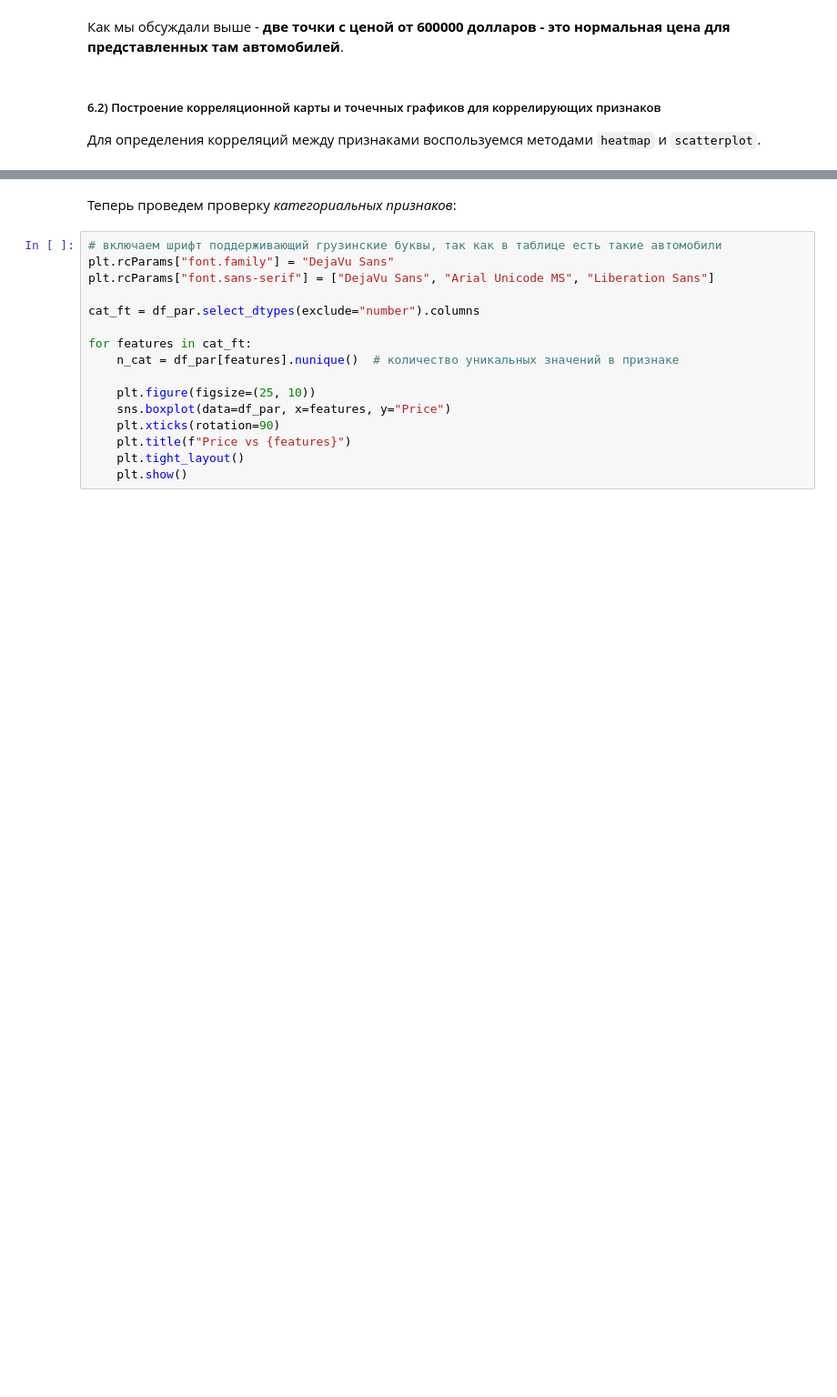
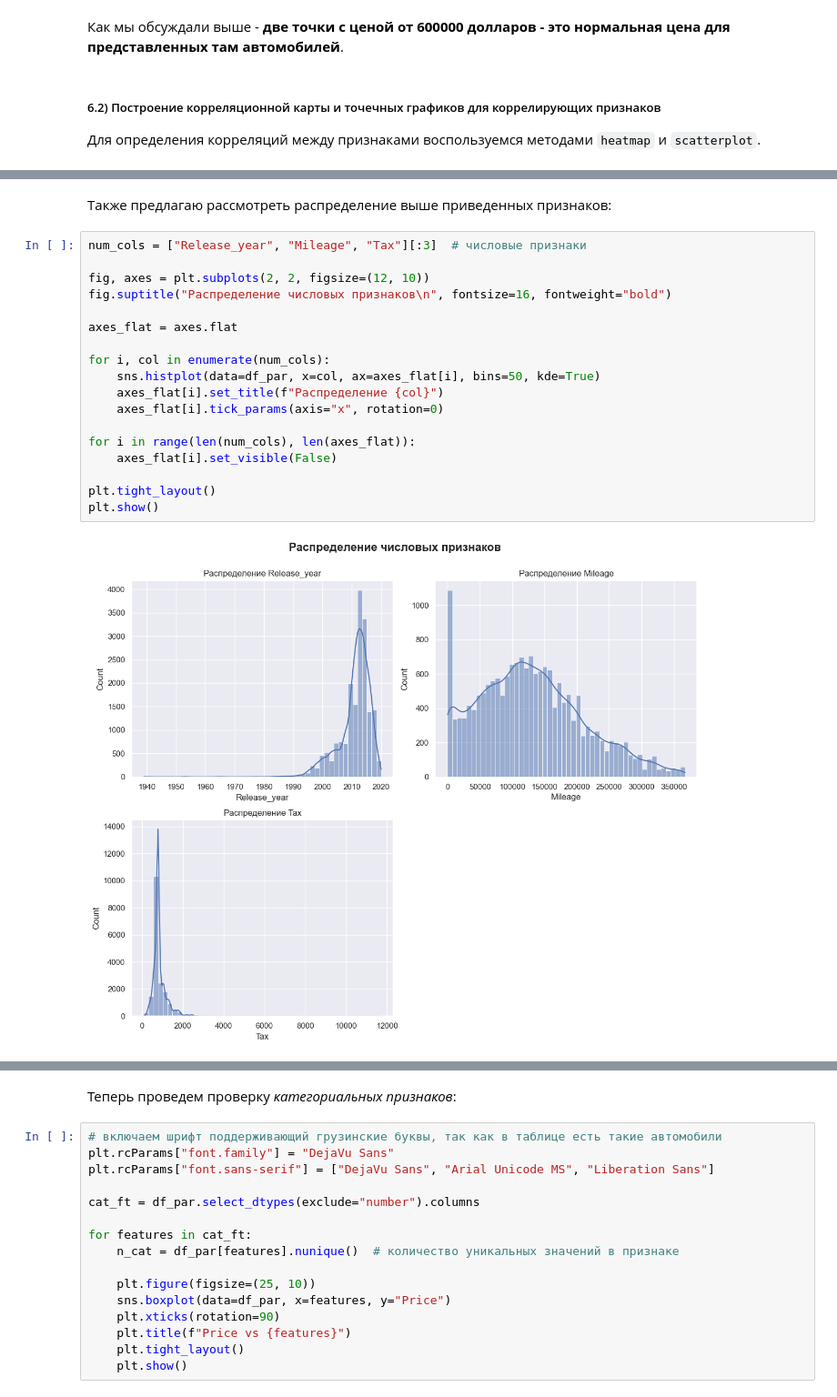
Before and after one commit to D0uble-Zer0/DE_ITMO_Course, a Jupyter notebook: notebooks/EDA.ipynb, the cells around one changed output, grey strips where cells are left out. Shown at 91% size. Drawn from its saved outputs; the diff is of its cells as text; blank space fills up the shorter version.

```diff
--- a/notebooks/EDA.ipynb
+++ b/notebooks/EDA.ipynb
@@ -775,5 +806,27 @@ for features in top_corr_ft:
 [figure]
 [figure]
 [figure]
+# %% [markdown]
+Также предлагаю рассмотреть распределение выше приведенных признаков:
+# %%
+num_cols = ["Release_year", "Mileage", "Tax"][:3]  # числовые признаки
+
+fig, axes = plt.subplots(2, 2, figsize=(12, 10))
+fig.suptitle("Распределение числовых признаков\n", fontsize=16, fontweight="bold")
+
+axes_flat = axes.flat
+
+for i, col in enumerate(num_cols):
+    sns.histplot(data=df_par, x=col, ax=axes_flat[i], bins=50, kde=True)
+    axes_flat[i].set_title(f"Распределение {col}")
+    axes_flat[i].tick_params(axis="x", rotation=0)
+
+for i in range(len(num_cols), len(axes_flat)):
+    axes_flat[i].set_visible(False)
+
+plt.tight_layout()
+plt.show()
+# %% [output]
+[figure, added]
 # %% [markdown]
 _Промежуточный вывод_ - мы получили наши точечные графики корреляции признаков с основным признаком `Price`.
```
Also changed, not shown: parts of 13 cells of this notebook.
